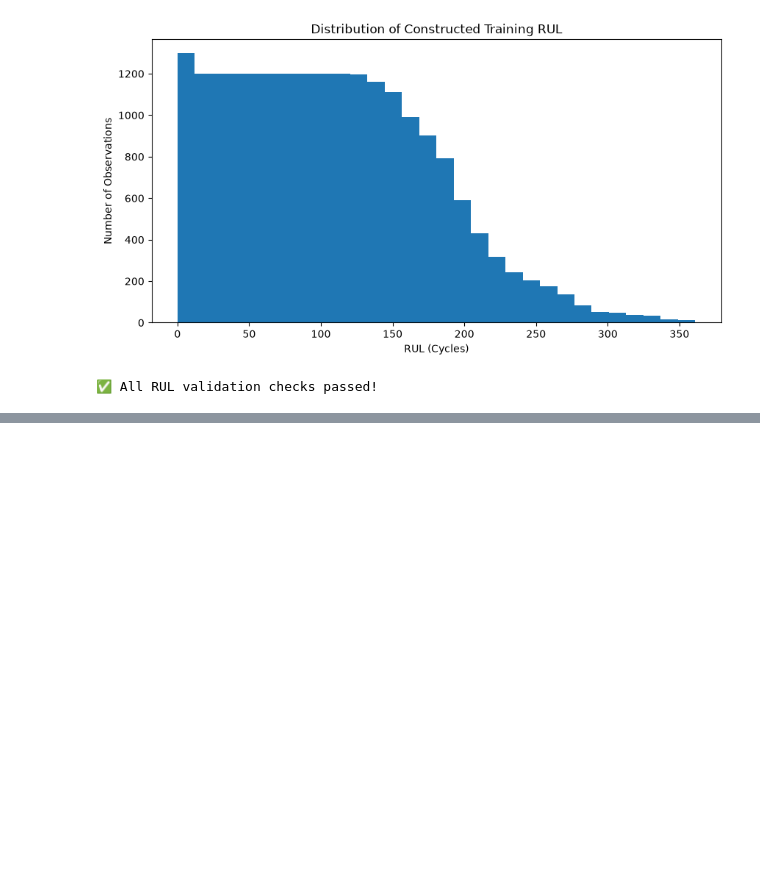
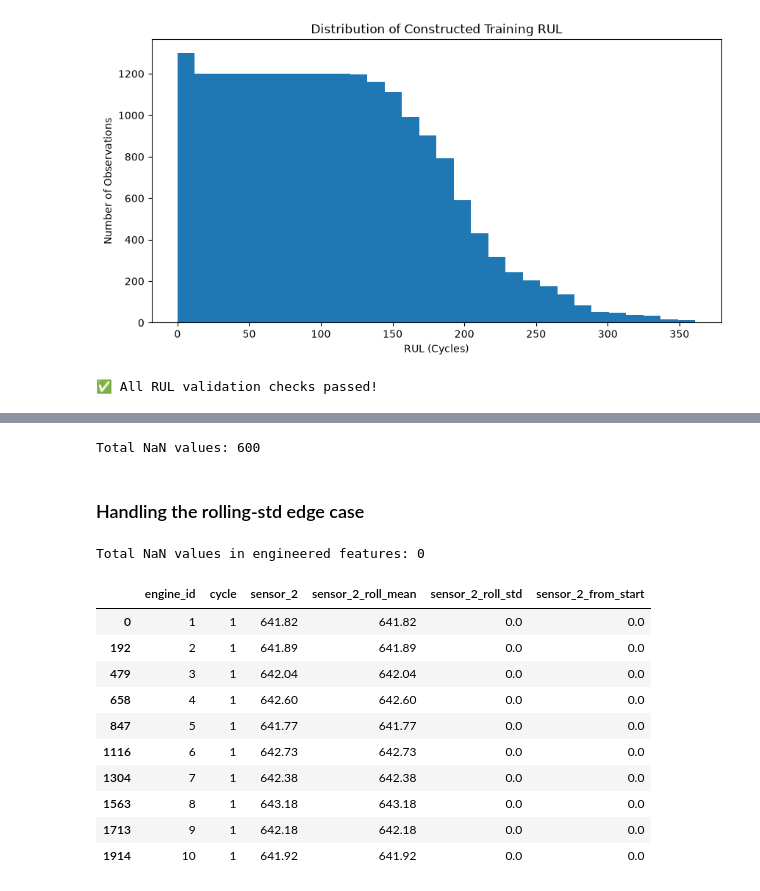
Before and after one commit to Bhav-creator452/predictive-maintenance-analyzer, a Jupyter notebook: notebooks/01_data_understanding.ipynb, the cells around one changed output, grey strips where cells are left out. Drawn from its saved outputs; the diff is of its cells as text; code cells hidden in the pictures; blank space fills up the shorter version.

```diff
--- a/notebooks/01_data_understanding.ipynb
+++ b/notebooks/01_data_understanding.ipynb
@@ -543,0 +711,49 @@ print("✅ All RUL validation checks passed!")
+# %%
+print(
+    "Total NaN values:",
+    train_df[feature_cols].isna().sum().sum()
+    )
+# %% [output]
+Total NaN values: 600
+# %% [markdown]
+### Handling the rolling-std edge case
+# %%
+rolling_std_cols = [
+    f"{sensor}_roll_std" for sensor in selected_sensors
+]
+
+train_df[rolling_std_cols] = (
+    train_df[rolling_std_cols].fillna(0)
+)
+# %%
+print(
+    "Total NaN values in engineered features:",
+    train_df[feature_cols].isna().sum().sum()
+)
+# %% [output]
+Total NaN values in engineered features: 0
+# %%
+first_cycles = train_df.groupby("engine_id").head(1)
+
+first_cycles[
+    [
+        "engine_id",
+        "cycle",
+        "sensor_2",
+        "sensor_2_roll_mean",
+        "sensor_2_roll_std",
+        "sensor_2_from_start"
+    ]
+].head(10)
+# %% [output]
+|  | engine_id | cycle | sensor_2 | sensor_2_roll_mean | sensor_2_roll_std | sensor_2_from_start |
+| 0 | 1 | 1 | 641.82 | 641.82 | 0.0 | 0.0 |
+| 192 | 2 | 1 | 641.89 | 641.89 | 0.0 | 0.0 |
+| 479 | 3 | 1 | 642.04 | 642.04 | 0.0 | 0.0 |
+| 658 | 4 | 1 | 642.60 | 642.60 | 0.0 | 0.0 |
+| 847 | 5 | 1 | 641.77 | 641.77 | 0.0 | 0.0 |
+| 1116 | 6 | 1 | 642.73 | 642.73 | 0.0 | 0.0 |
+| 1304 | 7 | 1 | 642.38 | 642.38 | 0.0 | 0.0 |
+| 1563 | 8 | 1 | 643.18 | 643.18 | 0.0 | 0.0 |
+| 1713 | 9 | 1 | 642.18 | 642.18 | 0.0 | 0.0 |
+| 1914 | 10 | 1 | 641.92 | 641.92 | 0.0 | 0.0 |
```
Also changed, not shown: parts of 24 cells of this notebook, 1 other file.
